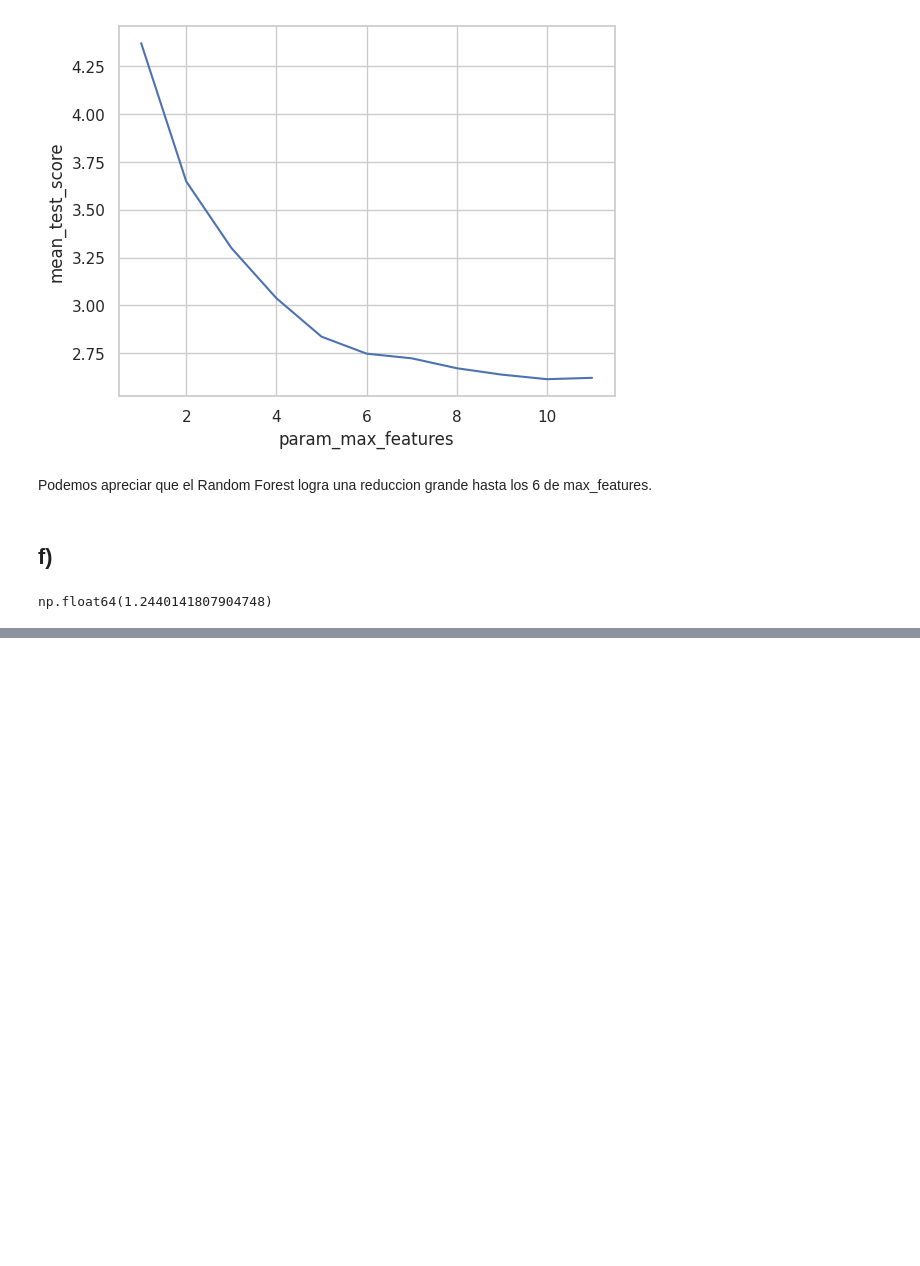
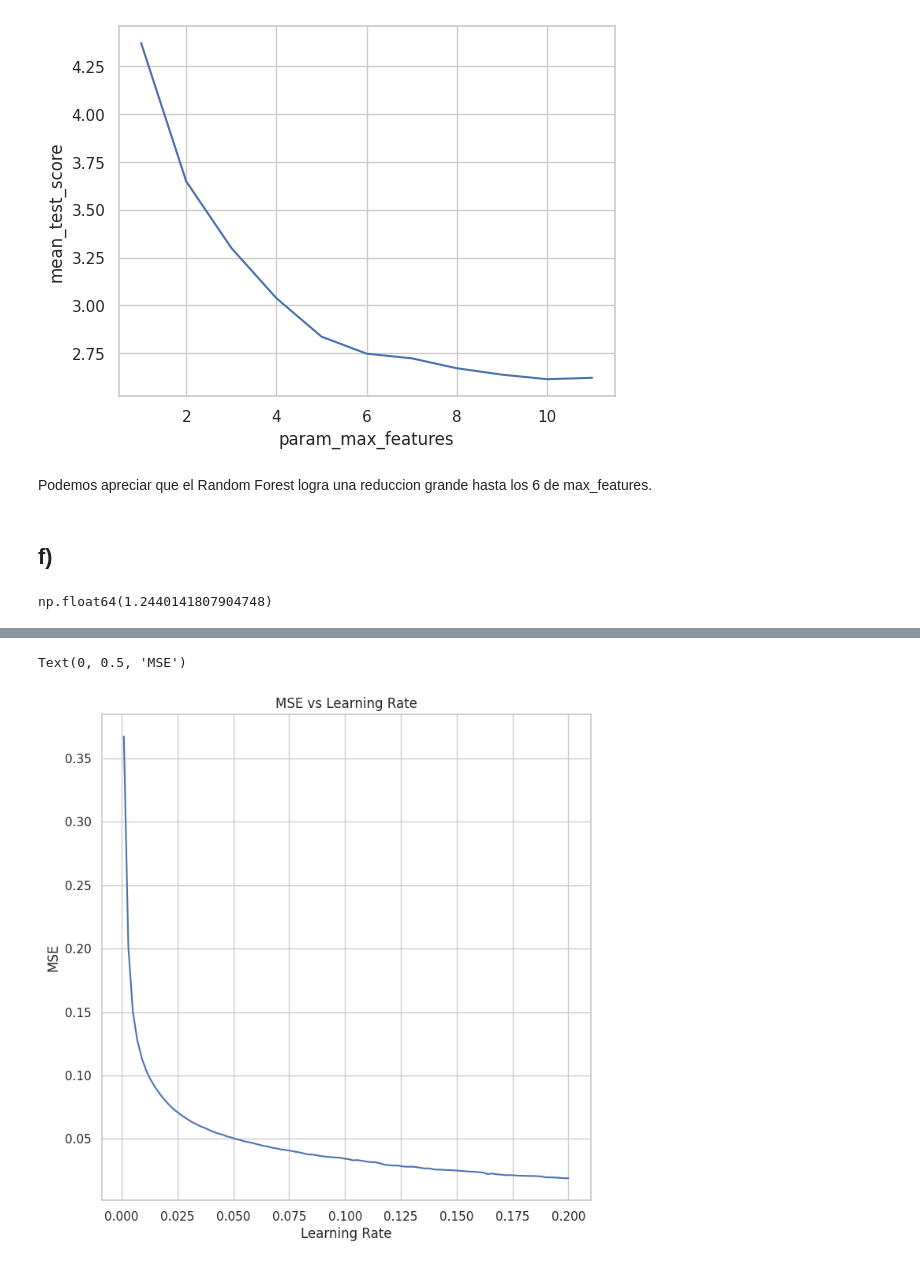
Before and after one commit to chuancao26/islp, a Jupyter notebook: exercices_Trees.ipynb, the cells around one changed output, grey strips where cells are left out. Drawn from its saved outputs; the diff is of its cells as text; code cells hidden in the pictures; blank space fills up the shorter version.

```diff
--- a/exercices_Trees.ipynb
+++ b/exercices_Trees.ipynb
@@ -442,0 +735,4 @@ np.float64(1.2440141807904748)
+# %%
+hitters.dropna(axis=0, inplace=True)
+# %%
+hitters.Salary = np.log(hitters.Salary)
@@ -442,0 +762,14 @@ np.float64(1.2440141807904748)
+# %%
+design = MS(hitters.columns.drop("Salary"), intercept=False)
+
+D = design.fit_transform(hitters)
+
+feature_names = list(D.columns)
+
+X = np.asarray(D)
+
+X_train = X[:200, :]
+X_test = X[200:, :]
+
+y_train = hitters.Salary[:200]
+y_test = hitters.Salary[200:]
@@ -442,0 +778,28 @@ np.float64(1.2440141807904748)
+# %%
+learning_rates = np.linspace(0.001, 0.2, 100)
+
+train_mse = []
+test_mse = []
+
+for rate in learning_rates:
+  boosting_tree = GradientBoostingRegressor(n_estimators=1000,
+                                            learning_rate=rate,
+                                            max_depth=1)
+  boosting_tree.fit(X_train, y_train)
+
+  y_hat_train = boosting_tree.predict(X_train)
+  y_hat_test = boosting_tree.predict(X_test)
+
+  train_mse.append(np.mean((y_train - y_hat_train)**2))
+  test_mse.append(np.mean((y_test - y_hat_test)**2))
+# %%
+sns.set_theme(style="whitegrid")
+
+fig, ax = plt.subplots(figsize=(8,8))
+sns.lineplot(x=learning_rates, y=train_mse, ax=ax)
+ax.set_title("MSE vs Learning Rate")
+ax.set_xlabel("Learning Rate")
+ax.set_ylabel("MSE")
+# %% [output]
+Text(0, 0.5, 'MSE')
+[figure, added]
```
Also changed, not shown: parts of 66 cells of this notebook.
